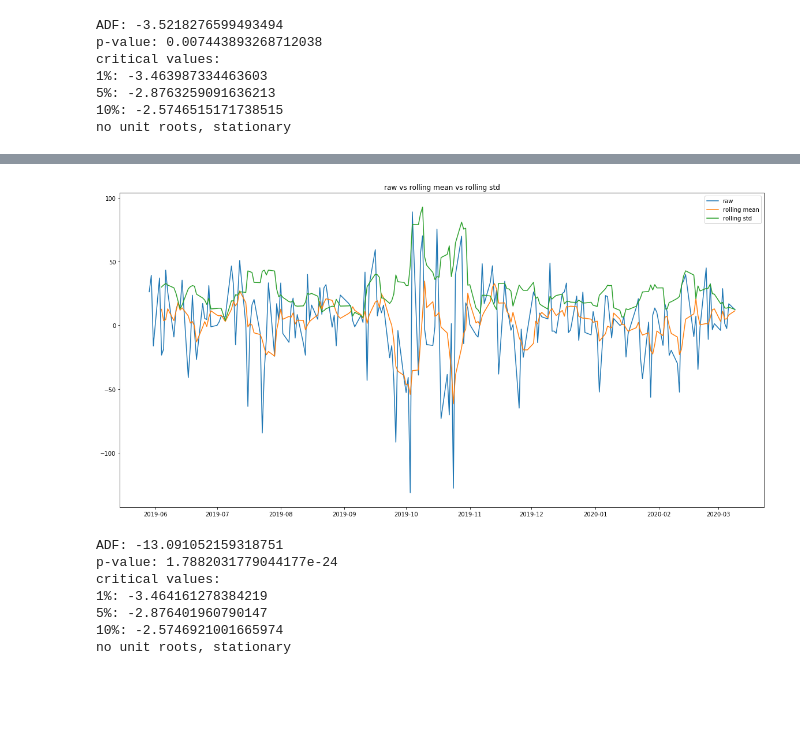
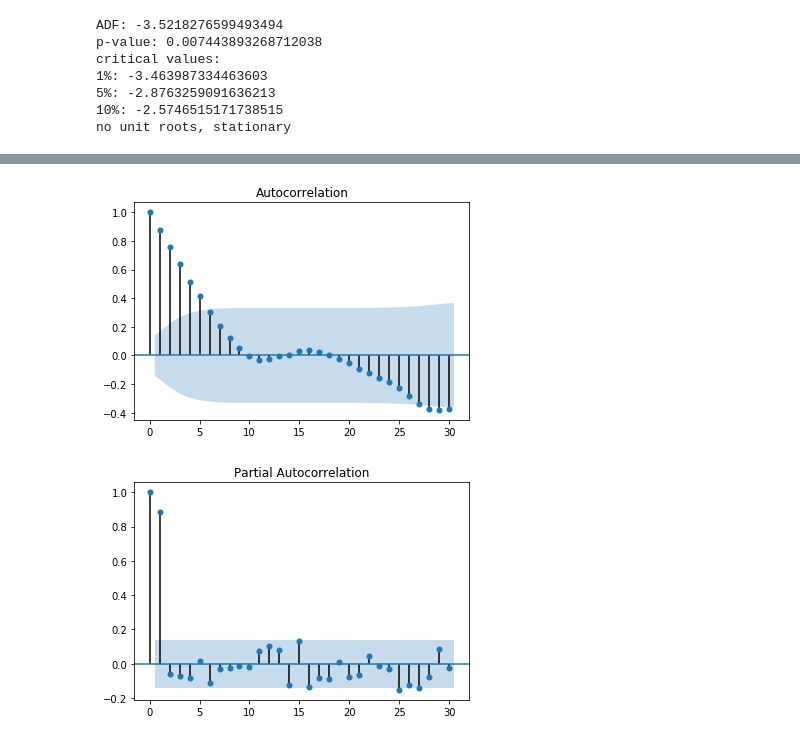
Before and after one commit to nikkatalnikov/arima_jupyter_demo, a Jupyter notebook: arima.ipynb, the cells around one changed output, grey strips where cells are left out. Cells and saved outputs as stored; diff of their text form; code cells hidden in the pictures; blank space fills up the shorter version.

```diff
--- a/arima.ipynb
+++ b/arima.ipynb
@@ -112,14 +100,7 @@ plot_pacf(df_ema, lags=12);
-# %%
-# Define d in ARIMA(p,d,q) against training data
-test_stationarity(train_df.diff(periods=1).dropna(), window)
-
-# Conclusion: d = 1 is good enough
-# %% [output]
-[figure, removed]
-ADF: -13.091052159318751
-p-value: 1.7882031779044177e-24
-critical values:
-1%: -3.464161278384219
-5%: -2.876401960790147
-10%: -2.5746921001665974
-no unit roots, stationary
+# %%
+# EMA ACF and PACF
+plot_acf(df_ema, lags=30)
+plot_pacf(df_ema, lags=30);
+# %% [output]
+[figure, added]
+[figure, added]
```
Also changed, not shown: parts of 7 cells of this notebook.
